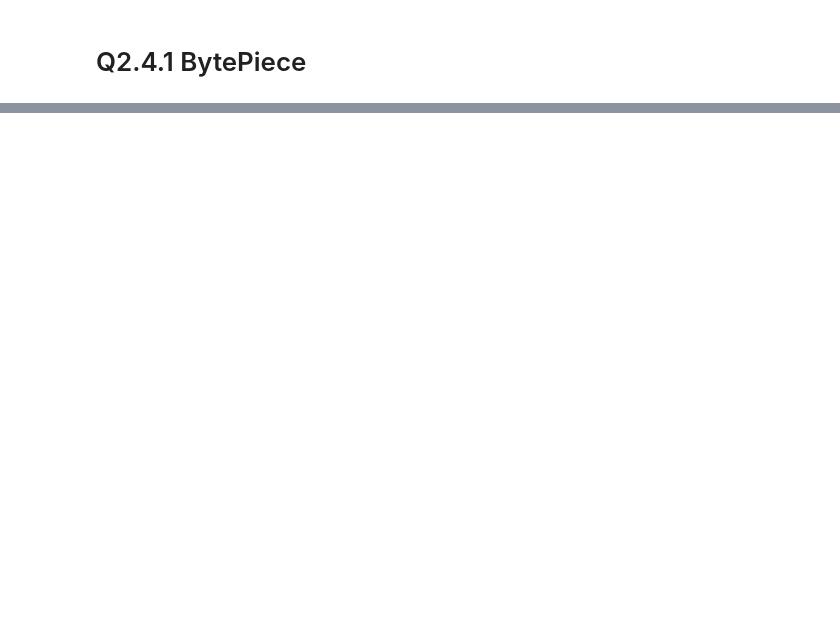
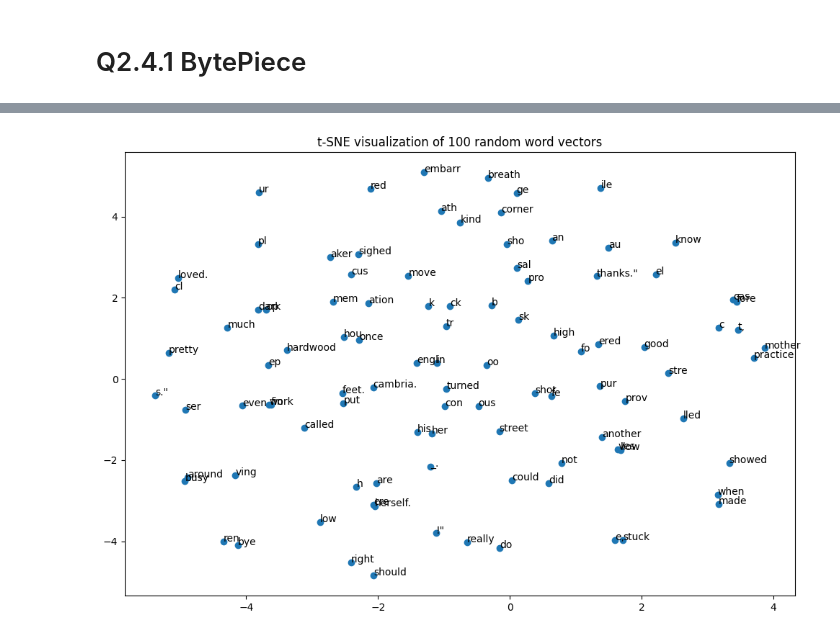
Before and after one commit to Zicheng2333/nlp_2024, a Jupyter notebook: ass01/12212609_谢子成.ipynb, the cells around one changed output, grey strips where cells are left out. Cells and saved outputs as stored; diff of their text form; code cells hidden in the pictures; blank space fills up the shorter version.

```diff
--- a/ass01/12212609_谢子成.ipynb
+++ b/ass01/12212609_谢子成.ipynb
@@ -115,0 +378,21 @@ plt.show()
+# %%
+def load_data(file_path):
+    with open(file_path, 'r', encoding='utf-8') as f:
+        data = f.readlines()
+    return [line.strip().lower() for line in data if line.strip()]
+
+data = load_data('data.txt')
+#print(f"Loaded {len(data)} lines of text.")
+# %%
+bpe_vocab_size = 600  # You can adjust this value based on your needs
+
+bpe_tokenizer = BPE(corpus=data, vocab_size=bpe_vocab_size)
+bpe_merges = bpe_tokenizer.train()
+# %%
+
+tokenized_corpus = [bpe_tokenizer.tokenize(line) for line in data]
+
+w2v_model = word2vec()
+training_data = w2v_model.generate_training_data(settings, tokenized_corpus)
+
+w2v_model.train(training_data)
@@ -115,0 +417,23 @@ plt.show()
+# %%
+import numpy as np
+import random
+from sklearn.manifold import TSNE
+import matplotlib.pyplot as plt
+
+random_tokens = random.sample(w2v_model.words_list, 100)
+
+vectors = np.array([w2v_model.word_vec(token) for token in random_tokens])
+
+tsne_model = TSNE(n_components=2, random_state=42)
+tsne_result = tsne_model.fit_transform(vectors)
+
+plt.figure(figsize=(12, 8))
+plt.scatter(tsne_result[:, 0], tsne_result[:, 1])
+
+for i, token in enumerate(random_tokens):
+    plt.annotate(token, (tsne_result[i, 0], tsne_result[i, 1]))
+
+plt.title("t-SNE visualization of 100 random word vectors")
+plt.show()
+# %% [output]
+[figure, added]
```
Also changed, not shown: parts of 7 cells of this notebook, 1 other file.
